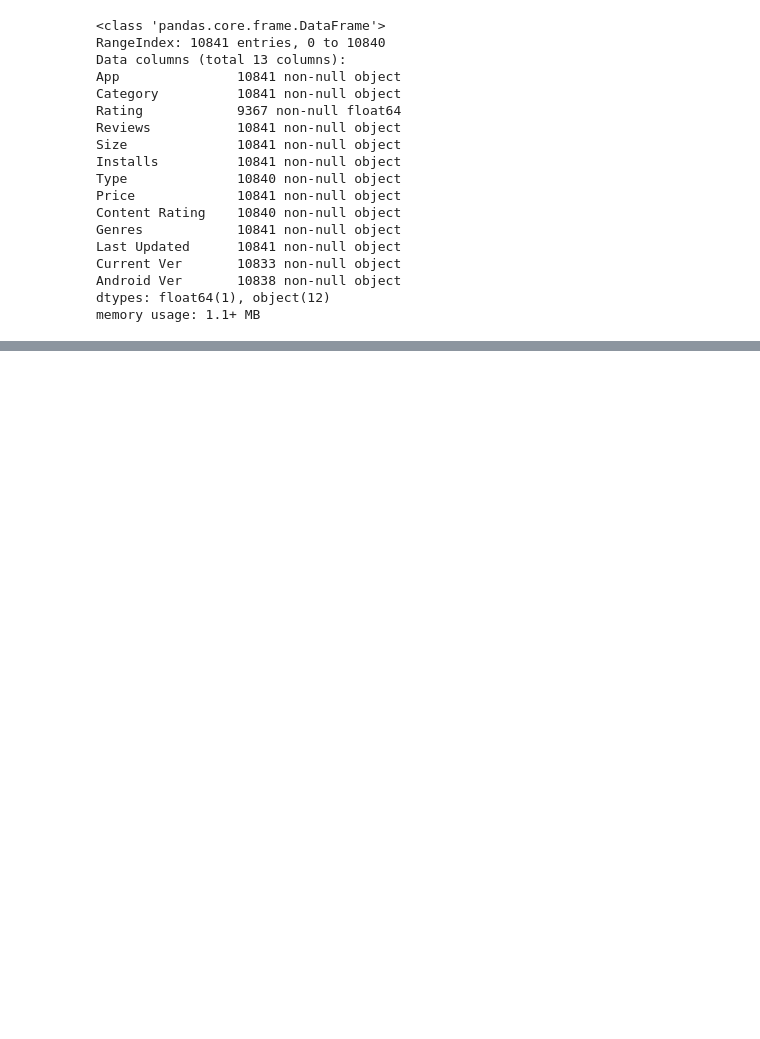
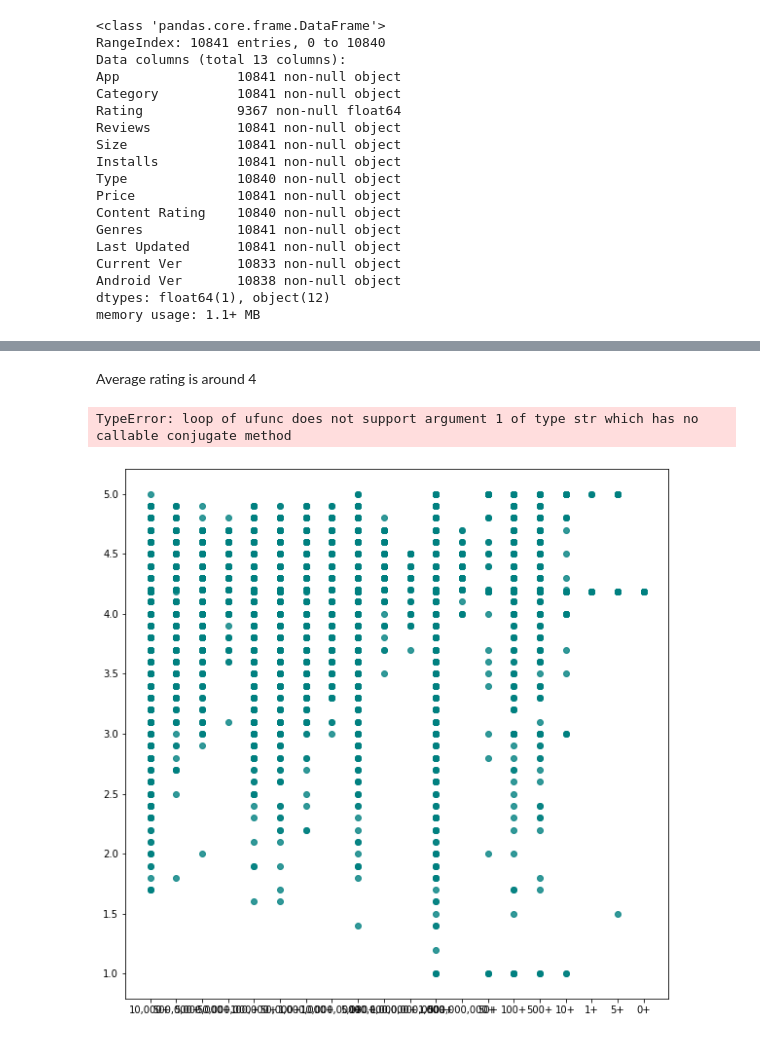
Before and after one commit to Rimshamaredia/CSCE-421-Project, a Jupyter notebook: Untitled.ipynb, the cells around one changed output, grey strips where cells are left out. Cells and saved outputs as stored; diff of their text form; code cells hidden in the pictures; blank space fills up the shorter version.

```diff
--- a/Untitled.ipynb
+++ b/Untitled.ipynb
@@ -88,0 +161,9 @@ data = data.drop_duplicates()
+# %% [markdown]
+Average rating is around 4
+# %%
+plt.figure(figsize = (10,10))
+sns.regplot(x="Installs", y="Rating", color = 'teal',data=data);
+plt.title('Rating VS Installs',size = 20)
+# %% [output]
+TypeError: loop of ufunc does not support argument 1 of type str which has no callable conjugate method
+[figure, added]
```
Also changed, not shown: parts of 16 cells of this notebook.
